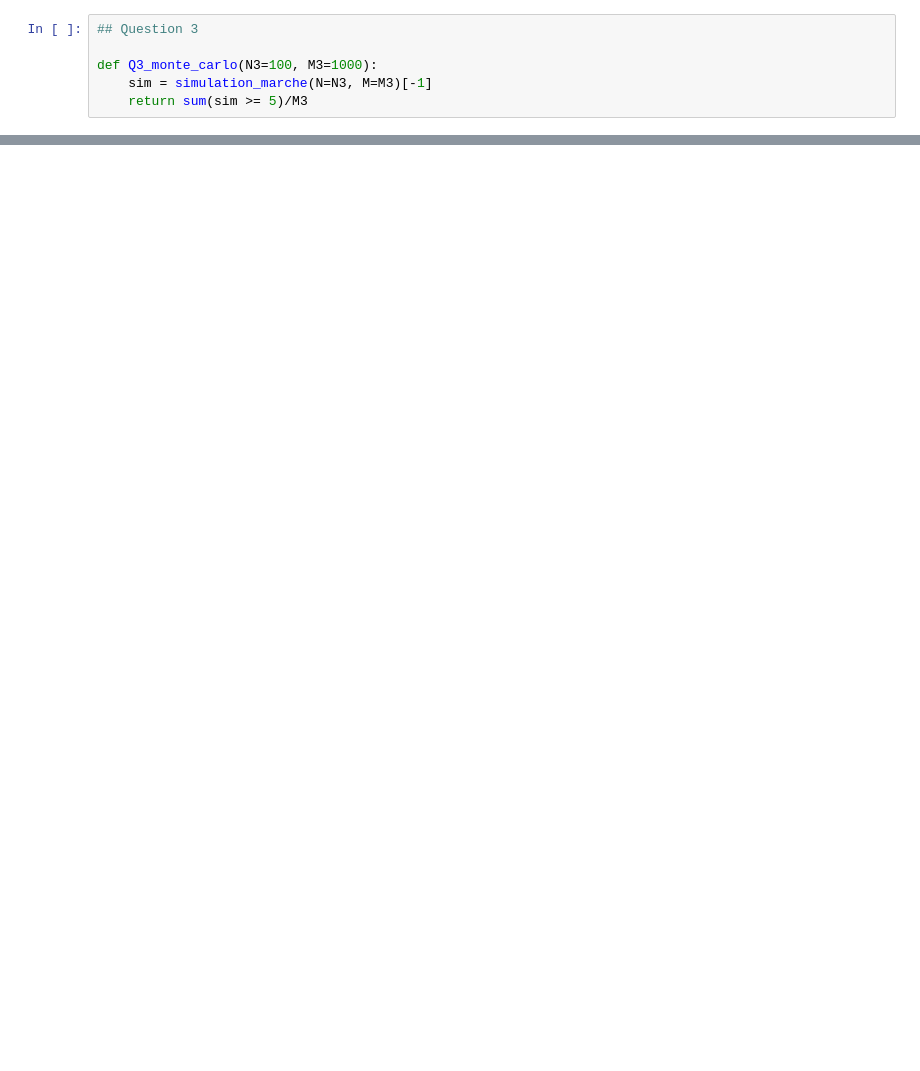
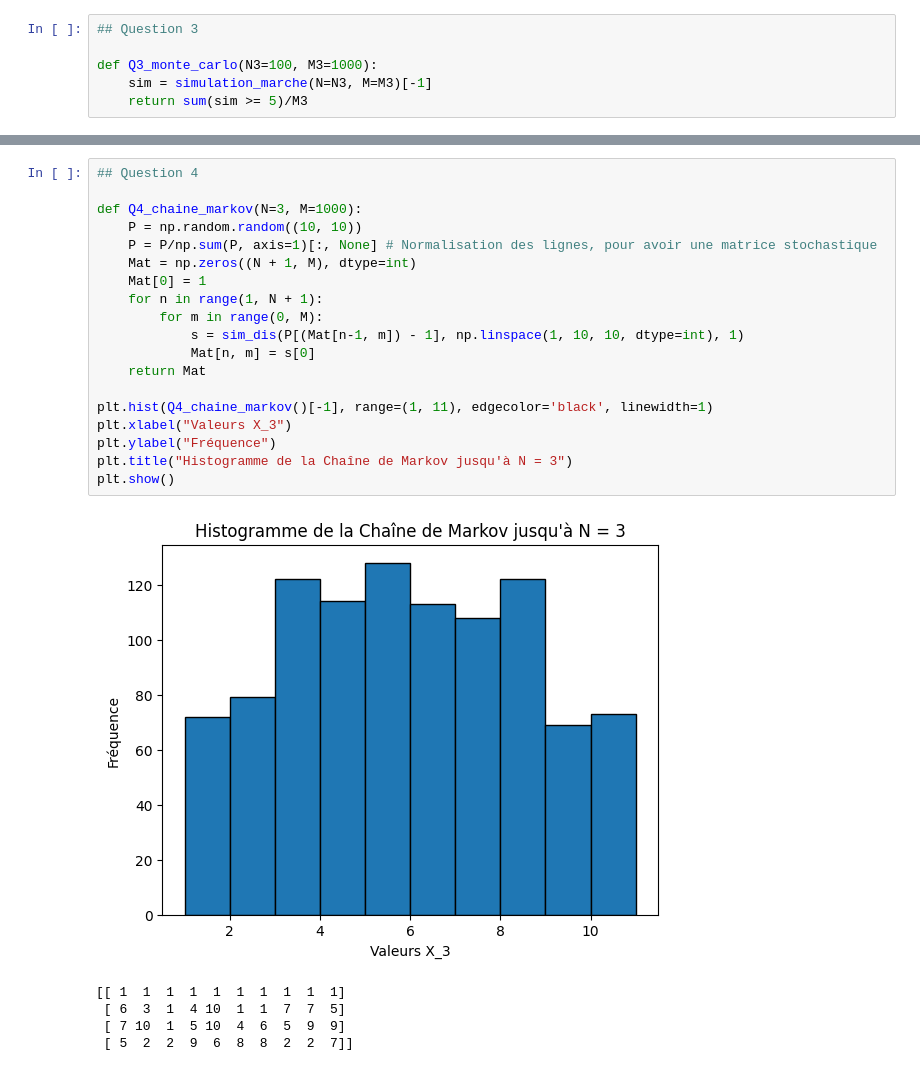
Before and after one commit to TAN-Victor/markov_chain_game_C_project, a Jupyter notebook: victor.ipynb, the cells around one changed output, grey strips where cells are left out. Saved outputs shown, nothing was run; the diff lists cells and outputs as text; blank space fills up the shorter version.

```diff
--- a/victor.ipynb
+++ b/victor.ipynb
@@ -75,0 +90,25 @@ sum(a)
+# %%
+## Question 4
+
+def Q4_chaine_markov(N=3, M=1000):
+    P = np.random.random((10, 10))
+    P = P/np.sum(P, axis=1)[:, None] # Normalisation des lignes, pour avoir une matrice stochastique
+    Mat = np.zeros((N + 1, M), dtype=int)
+    Mat[0] = 1
+    for n in range(1, N + 1):
+        for m in range(0, M):
+            s = sim_dis(P[(Mat[n-1, m]) - 1], np.linspace(1, 10, 10, dtype=int), 1)
+            Mat[n, m] = s[0]
+    return Mat
+
+plt.hist(Q4_chaine_markov()[-1], range=(1, 11), edgecolor='black', linewidth=1)
+plt.xlabel("Valeurs X_3")
+plt.ylabel("Fréquence")
+plt.title("Histogramme de la Chaîne de Markov jusqu'à N = 3")
+plt.show()
+# %% [output]
+[figure, added]
+[[ 1  1  1  1  1  1  1  1  1  1]
+ [ 6  3  1  4 10  1  1  7  7  5]
+ [ 7 10  1  5 10  4  6  5  9  9]
+ [ 5  2  2  9  6  8  8  2  2  7]]
```
Also changed, not shown: parts of 6 cells of this notebook, 1 other file.
